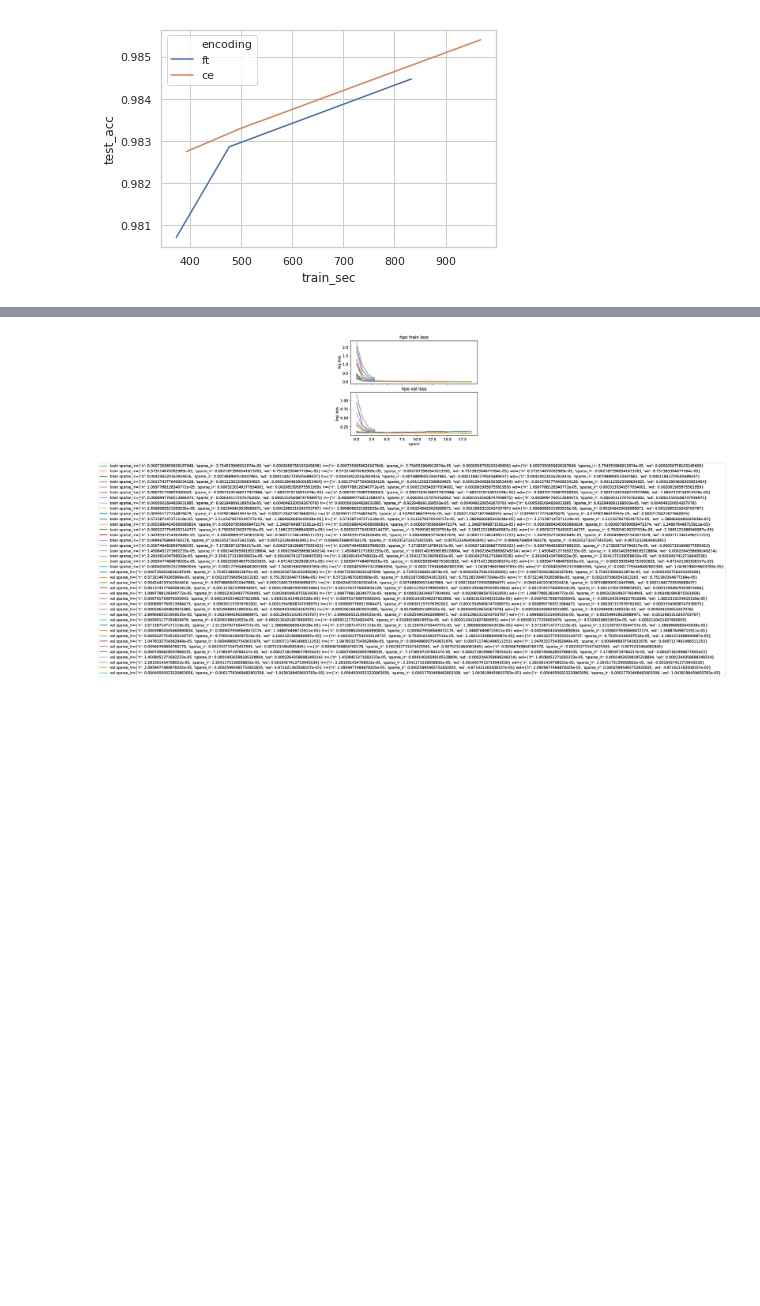
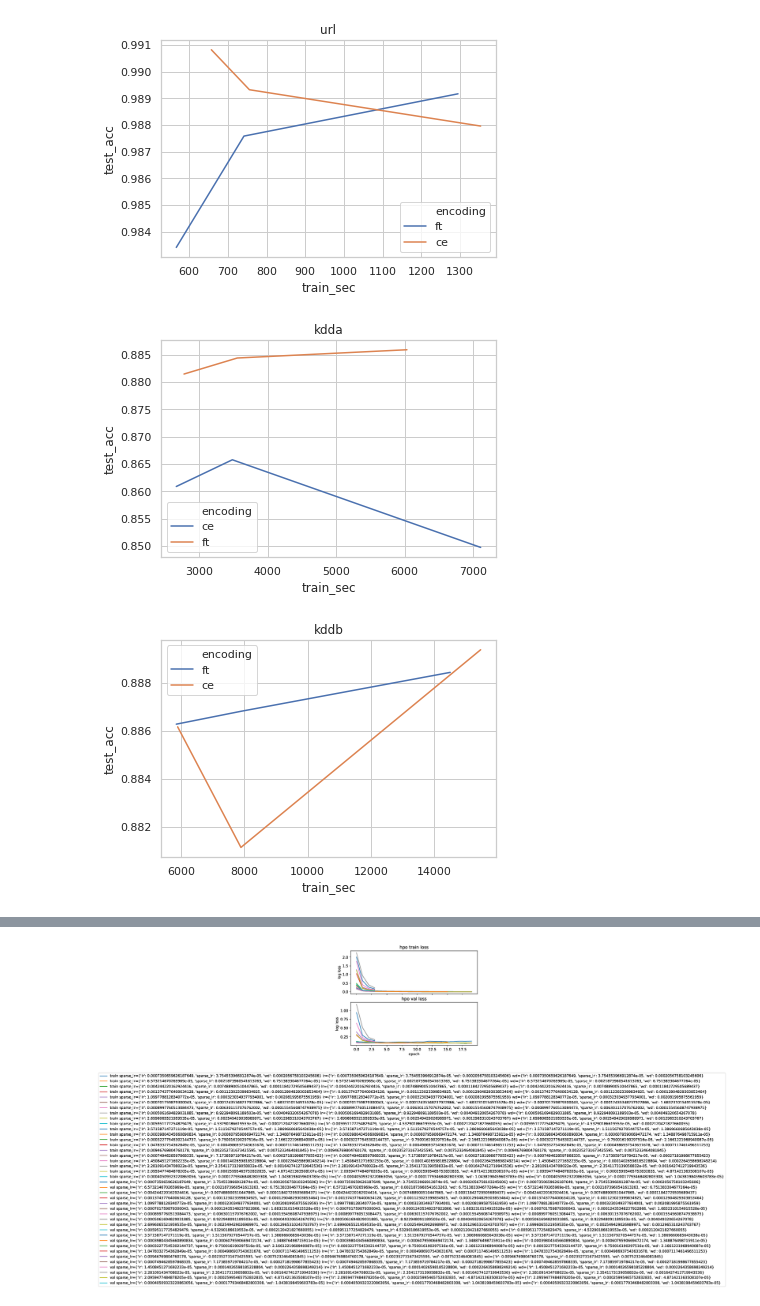
Before and after one commit to sisudata/chromatic-encoding, a Jupyter notebook: viz/run.ipynb, the cells around one changed output, grey strips where cells are left out. Drawn from its saved outputs; the diff is of its cells as text; code cells hidden in the pictures; blank space fills up the shorter version.

```diff
--- a/viz/run.ipynb
+++ b/viz/run.ipynb
@@ -8,16 +8,17 @@ assert os.path.join(
 S3ROOT="s3://sisu-datasets/ce-0"
 for encoding in ['ce', 'ft']:
     for i in [512, 1024, 2048]:
-        fname = f"url.{encoding}.{i}.wd.tar"
+        for dataset in ["url", "kdda", "kddb"]:#, "kdd12"]:
+            fname = f"{dataset}.{encoding}.{i}.wd.tar"
 
-        ! cd data && aws s3 cp {S3ROOT}/nn/{fname} .
-        ! tar xf data/{fname} -C data
+            ! cd data && aws s3 cp {S3ROOT}/nn/{fname} .
+            ! tar xf data/{fname} -C data
 
-        to_rm = ' '.join(
-            'data/' + fname[:-len('tar')] + suffix
-            for suffix in ['tar', 'log']
-        )
+            to_rm = ' '.join(
+                'data/' + fname[:-len('tar')] + suffix
+                for suffix in ['tar', 'log']
+            )
 
-        ! rm {to_rm}
+            ! rm {to_rm}
 # %% [output]
 download: s3://sisu-datasets/ce-0/nn/url.ce.512.wd.tar to ./url.ce.512.wd.tar
@@ -49,14 +72,17 @@ import seaborn as sns
 sns.set(style="whitegrid")
 # %%
 # x =
-g = sns.lineplot(data=df, x='train_sec', y='test_acc', hue='encoding')
+for dataset in ["url", "kdda", "kddb"]:
+    g = sns.lineplot(data=df[df.dataset == dataset], x='train_sec', y='test_acc', hue='encoding')
+    plt.title(dataset)
+    #handles, labels = g.get_legend_handles_labels()
+    #g.legend(handles[1:], labels[1:], loc='center left', bbox_to_anchor=(1.05, 0.5))
+    g.legend()
+    #plt.savefig('out/frontier.pdf',  bbox_inches='tight')
 
-#handles, labels = g.get_legend_handles_labels()
-#g.legend(handles[1:], labels[1:], loc='center left', bbox_to_anchor=(1.05, 0.5))
-g.legend()
-#plt.savefig('out/frontier.pdf',  bbox_inches='tight')
-
-plt.show()
+    plt.show()
 # %% [output]
-[figure, old version]
+[figure, new version]
+[figure, added]
+[figure, added]
 # %%
```
Also changed, not shown: parts of 3 cells of this notebook, 5 other files.
